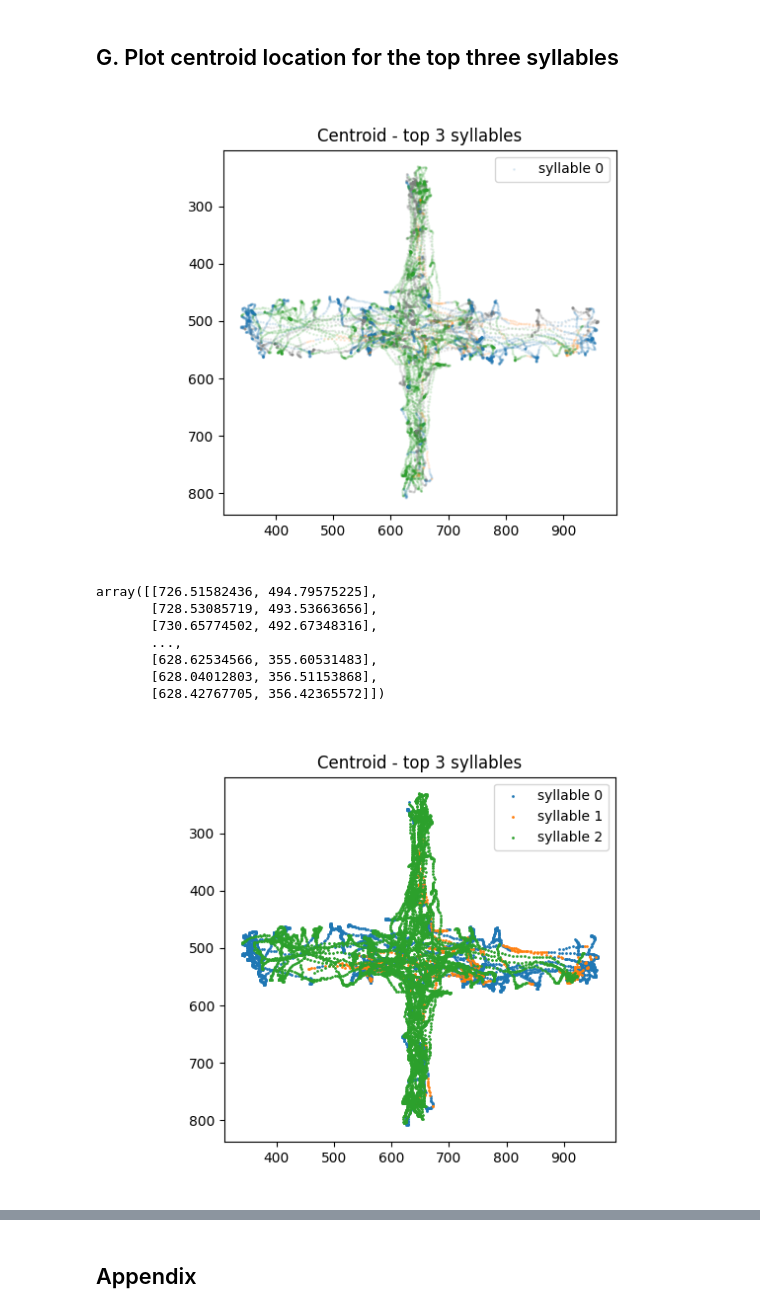
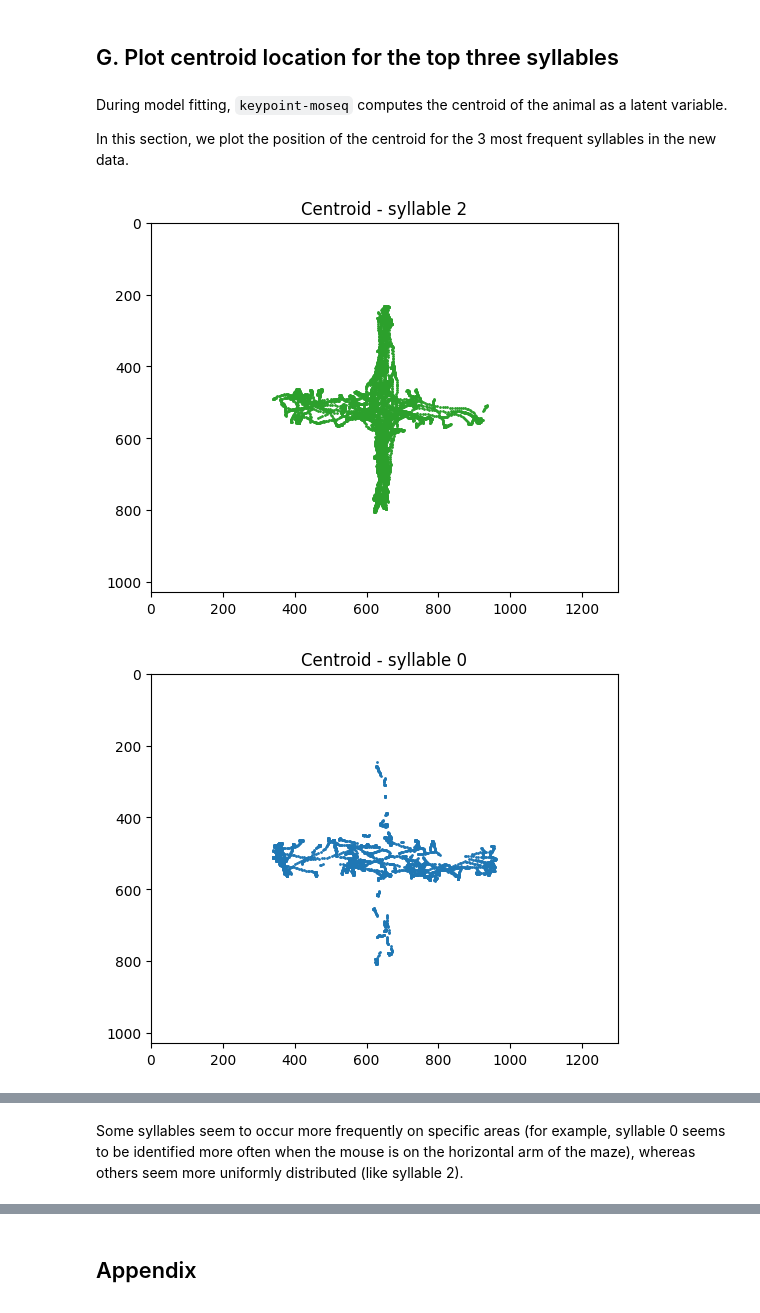
Before and after one commit to neuroinformatics-unit/course-behavioural-analysis, a Jupyter notebook: notebooks/EPM_syllables.ipynb, the cells around one changed output, grey strips where cells are left out. Drawn from its saved outputs; the diff is of its cells as text; code cells hidden in the pictures.

```diff
--- a/notebooks/EPM_syllables.ipynb
+++ b/notebooks/EPM_syllables.ipynb
@@ -382,59 +439,32 @@ for selected_syl in list_syllables_to_plot:
 # %% [markdown]
 ## G. Plot centroid location for the top three syllables
-# %%
-fig, ax = plt.subplots(1,1)
-top_k_syllables = 3
-
-centroid_array = results[filename_no_ext]['centroid']
-syllable_array = results[filename_no_ext]['syllable']
-
-# if syllable not in top-k set, plot trajectory in grey
-ax.scatter(
-    x=centroid_array[:,0],
-    y=centroid_array[:,1],
-    s=1,
-    c=[
-        list_colors[int(syl_id)%len(list_colors)] + (0.1,)
-        if syl_id in list(range(top_k_syllables)) else (0.5, 0.5, 0.5, 0.1)
-        for syl_id in syllable_array
-    ],
-)
-ax.legend([f'syllable {syl}' for syl in list(range(top_k_syllables))])
-ax.set_title(f'Centroid - top {top_k_syllables} syllables')
-ax.invert_yaxis()
-ax.set_aspect('equal')
-# %% [output]
-[figure, removed]
-# %%
-centroid_array[syllable_array == 3]
-# %% [output]
-array([[726.51582436, 494.79575225],
-       [728.53085719, 493.53663656],
-       [730.65774502, 492.67348316],
-       ...,
-       [628.62534566, 355.60531483],
-       [628.04012803, 356.51153868],
-       [628.42767705, 356.42365572]])
+# %% [markdown]
+During model fitting, `keypoint-moseq` computes the centroid of the animal as a latent variable.
+
+In this section, we plot the position of the centroid for the 3 most frequent syllables in the new data.
 # %%
-fig, ax = plt.subplots(1,1)
 top_k_syllables = 3
 
 centroid_array = results[filename_no_ext]['centroid']
 syllable_array = results[filename_no_ext]['syllable']
 
-# if syllable not in top-k set, plot trajectory in grey
-for syl_id in range(top_k_syllables):
+for syl_id in list(syllables_count.keys())[:top_k_syllables]:
 
+    fig, ax = plt.subplots(1,1)
     ax.scatter(
         x=centroid_array[syllable_array == syl_id,0],
         y=centroid_array[syllable_array == syl_id,1],
         s=1,
         color=list_colors[int(syl_id)%len(list_colors)]
     )
 
-ax.legend([f'syllable {syl}' for syl in list(range(top_k_syllables))])
-ax.set_title(f'Centroid - top {top_k_syllables} syllables')
-ax.invert_yaxis()
-ax.set_aspect('equal')
+    ax.set_title(f'Centroid - syllable {syl_id}')
+
+    # image size: 1298 × 1028
+    ax.set_xlim([0, 1298])
+    ax.set_ylim([0, 1028])
+    ax.invert_yaxis()
+    ax.set_aspect('equal')
 # %% [output]
-[figure, old version]
+[figure, new version]
+[figure, added]
@@ -440,0 +472,2 @@ ax.set_aspect('equal')
+# %% [markdown]
+Some syllables seem to occur more frequently on specific areas (for example, syllable 0 seems to be identified more often when the mouse is on the horizontal arm of the maze), whereas others seem more uniformly distributed (like syllable 2).
```
Also changed, not shown: parts of 42 cells of this notebook.
